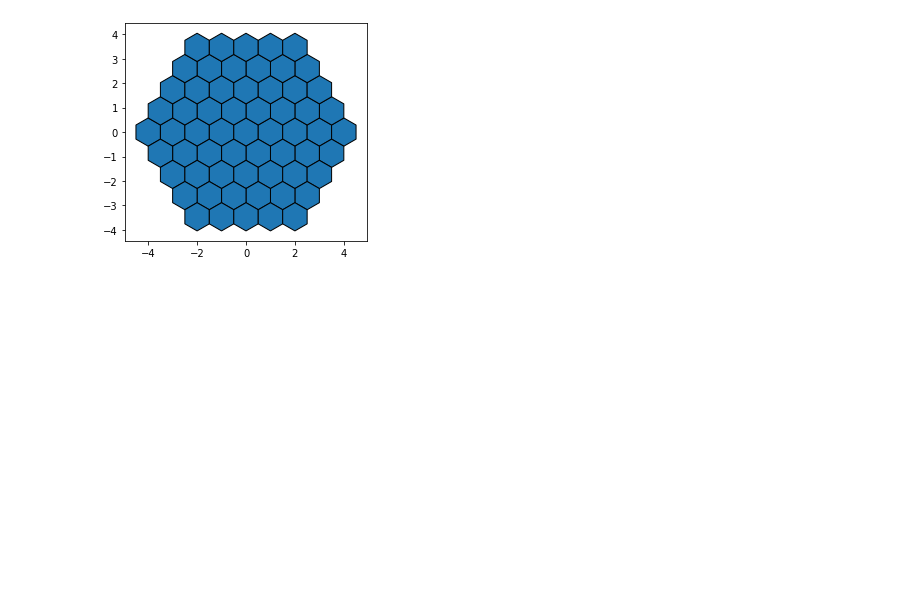
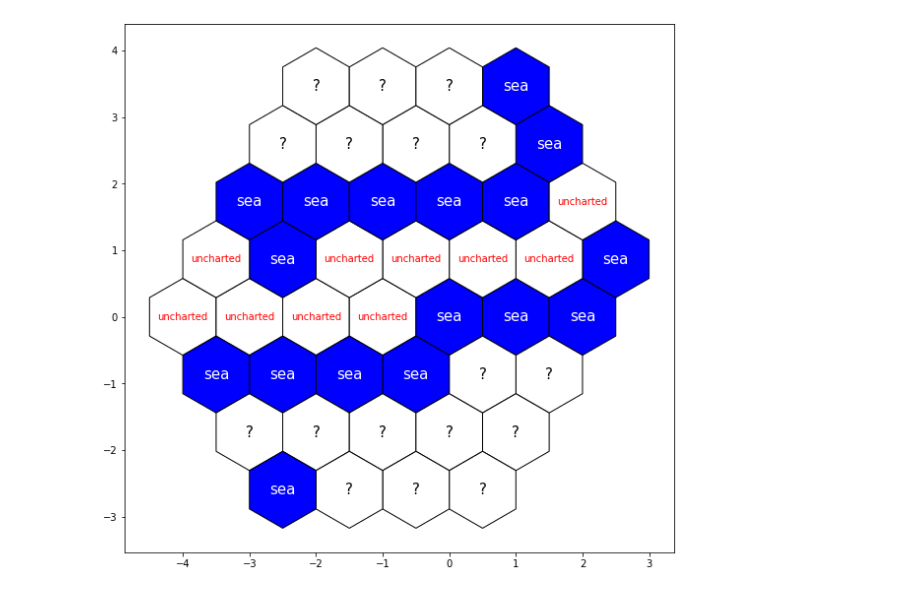
Before and after one commit to EthanHistory/CatanMapGenerator, a Jupyter notebook: map_generator.ipynb, the cells around one changed output. Saved outputs shown, nothing was run; the diff lists cells and outputs as text; code cells hidden in the pictures; blank space fills up the shorter version.

Commit message:
Redesigned Board class, Create FogIsland

```diff
--- a/map_generator.ipynb
+++ b/map_generator.ipynb
@@ -16,10 +16,11 @@ def color_string(order, s : str):
     else:
         return s
 # %%
-from typing import List
+from typing import List, Dict
 from enum import Enum
 
 class ResourceType(Enum):
+    NotSet = 0
     Tree = 1
     Grain = 2
     Steal = 3
@@ -44,10 +45,11 @@ class Gift:
         12 : 1
     }
 
-    def __init__(self, number: int=-1, type: ResourceType=ResourceType.OutOfRange):
+    def __init__(self, coord: tuple, number: int=-1, type: ResourceType=ResourceType.OutOfRange):
         assert(number in Gift.odds.keys())
 
         self.number = number
         self.type = type
+        self.coord = coord
         self.neighbors : List[Gift] = []
         self.harbors : List[ResourceType] = []
@@ -116,5 +56,13 @@ class FogIsland(Board):
-# %%
-catan = Board(7)
-catan.draw()
-# %% [output]
-[figure, removed]
+# %%
+catan.generate(gifts=[51, 53, 55, 49, 47, 45, 43, 16, 14, 32, 34, 30, 28, 26, 44, 46, 48],
+               seas=[25,27,29,31,21,33,41,57, 11, 6, 5, 4, 18, 20, 22, 24, 50],
+               uncharted=[13, 15, 17, 19, 3, 2, 1, 0, 23, 35],
+               numbers=[2, 3, 3, 4, 4, 5, 5, 6, 6, 8, 8, 9, 9, 10, 10, 11, 12],
+               types=[ResourceType.Grain, ResourceType.Grain, ResourceType.Grain,
+                      ResourceType.Sheep, ResourceType.Sheep, ResourceType.Sheep, ResourceType.Sheep,
+                      ResourceType.Steal, ResourceType.Steal, ResourceType.Steal,
+                      ResourceType.Ground, ResourceType.Ground, ResourceType.Ground
+                      ResourceType.Tree, ResourceType.Tree, ResourceType.Tree, ResourceType.Tree])
+catan.draw()
+# %% [output]
+[figure, added]
```
Also changed, not shown: parts of 3 cells of this notebook.
